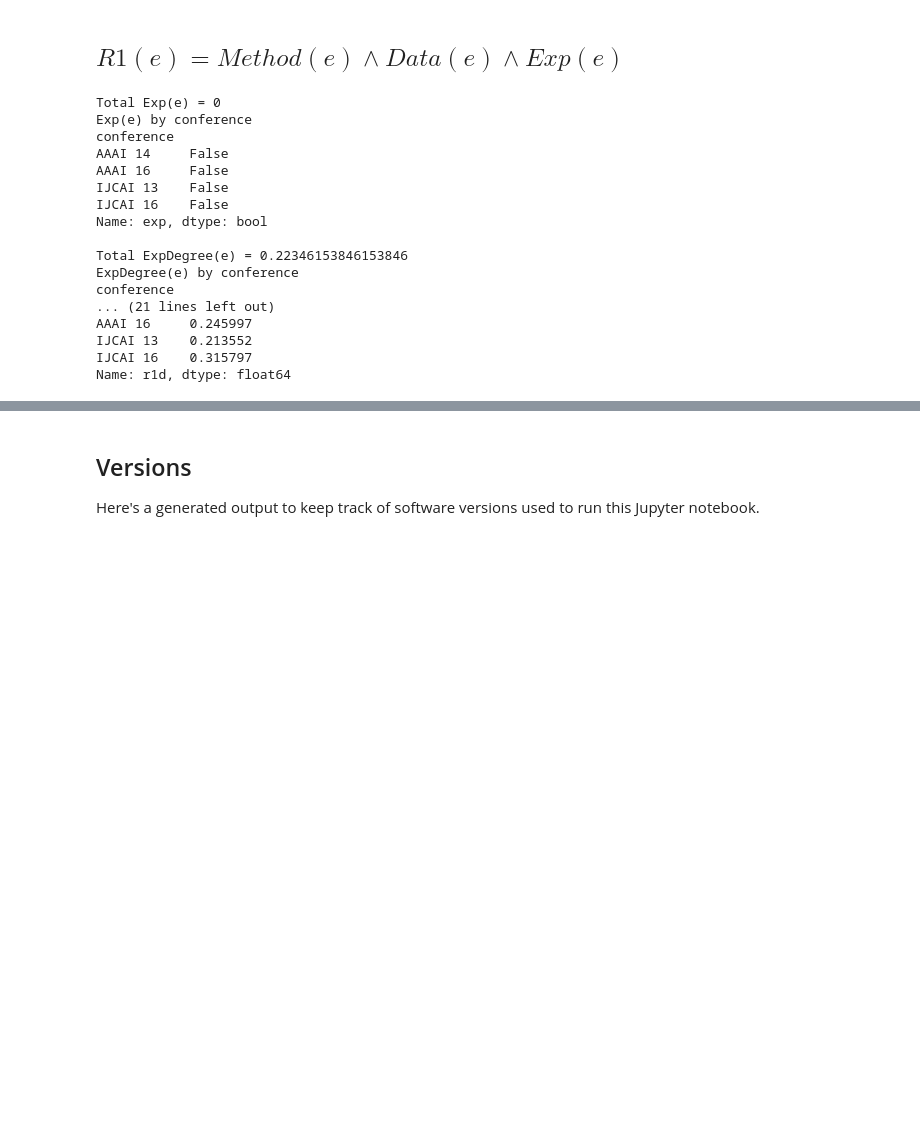
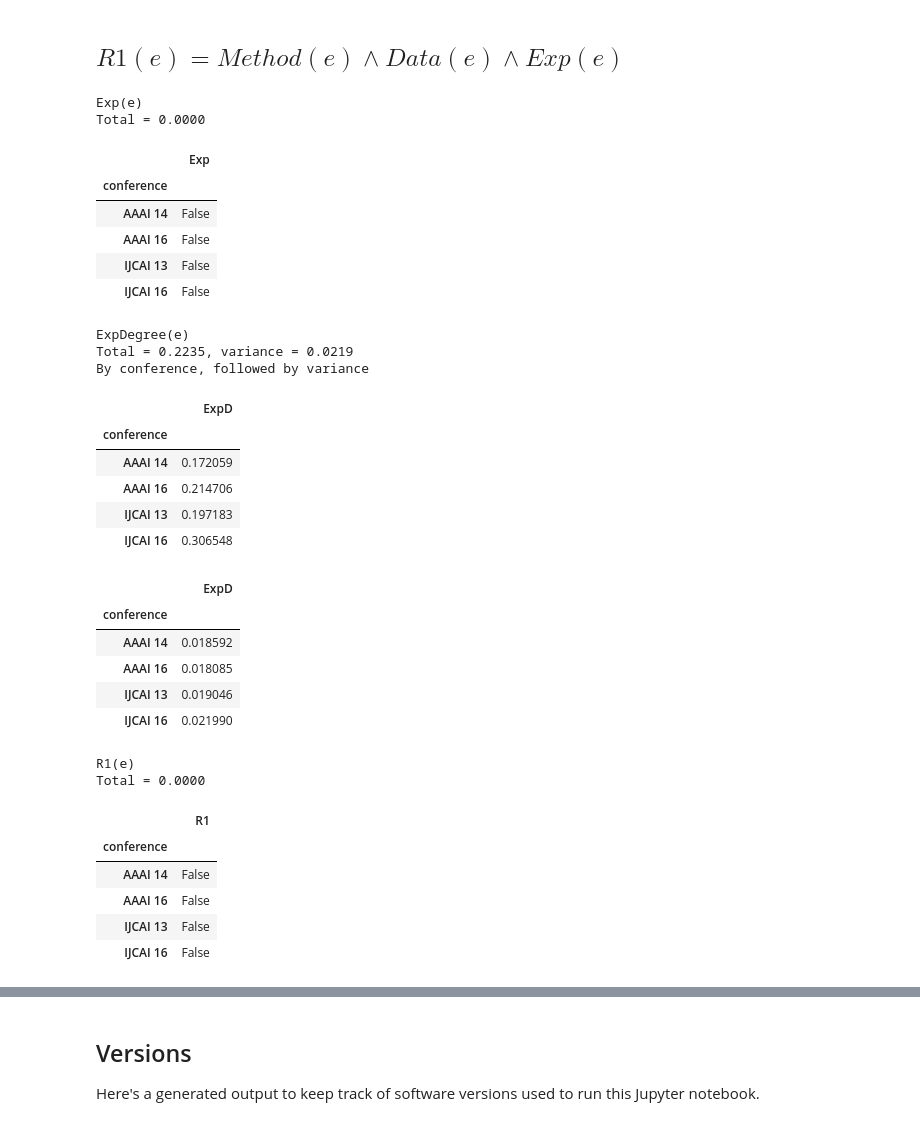
Before and after one commit to aaai2018-paperid-62/aaai2018-paperid-62, a Jupyter notebook: evaluation_analysis.ipynb, the cells around one changed output, grey strips where cells are left out. Cells and saved outputs as stored; diff of their text form; code cells hidden in the pictures; blank space fills up the shorter version.

```diff
--- a/evaluation_analysis.ipynb
+++ b/evaluation_analysis.ipynb
@@ -165,44 +198,58 @@ Name: r2d, dtype: float64
 # %%
 experiment = ['hypothesis', 'prediction',
         'open_source_code', 'open_experiment_code',
         'hardware_specification', 'software_dependencies',
         'experiment_setup', 'evaluation_criteria']
 r1_columns = r2_columns + experiment
 
-print('Total Exp(e) = {}'.format(experimental_data[experiment].all(axis=1).sum()))
-experimental_data.loc[:, 'exp'] = experimental_data[experiment].all(axis=1)
-print('Exp(e) by conference\n{}\n'.format(
-    experimental_data[['exp', 'conference']].groupby('conference').sum()['exp']))
+experimental_data.loc[:, 'Exp'] = experimental_data[experiment].all(axis=1)
+print('Exp(e)\nTotal = {:.4f}'.format(experimental_data['Exp'].sum()))
+display(experimental_data[['Exp', 'conference']].groupby('conference').sum())
 
-print('Total ExpDegree(e) = {}'.format(experimental_data[experiment].mean(axis=1).mean()))
-experimental_data.loc[:, 'expD'] = experimental_data[experiment].mean(axis=1)
-print('ExpDegree(e) by conference\n{}\n'.format(
-    experimental_data[['expD', 'conference']].groupby('conference').mean()['expD']))
+experimental_data.loc[:, 'ExpD'] = experimental_data[experiment].mean(axis=1)
+print('\n\nExpDegree(e)\nTotal = {:.4f}, variance = {:.4f}\nBy conference, followed by variance'
+      .format(experimental_data['ExpD'].mean(), experimental_data['ExpD'].var()))
+display(experimental_data[['ExpD', 'conference']].groupby('conference').mean())
+display(experimental_data[['ExpD', 'conference']].groupby('conference').var())
 
-print('Total R1(e) = {}'.format(experimental_data[r1_columns].all(axis=1).sum()))
-experimental_data.loc[:, 'r1'] = experimental_data[r1_columns].all(axis=1)
-print('\nR1(e) by conference\n{}\n'.format(
-    experimental_data[['r1', 'conference']].groupby('conference').sum()['r1']))
+experimental_data.loc[:, 'R1'] = experimental_data[r1_columns].all(axis=1)
+print('\n\nR1(e)\nTotal = {:.4f}'.format(experimental_data['R1'].sum()))
+display(experimental_data[['R1', 'conference']].groupby('conference').sum())
 
-print('Total R1D(e) = {}'.format(experimental_data[r1_columns].mean(axis=1).mean()))
-experimental_data.loc[:, 'r1d'] = experimental_data[r1_columns].mean(axis=1)
-print('\nR1d(e) by conference\n{}\n'.format(
-    experimental_data[['r1d', 'conference']].groupby('conference').mean()['r1d']))
+experimental_data.loc[:, 'R1D'] = experimental_data[r1_columns].mean(axis=1)
+print('\n\nR1D(e)\nTotal = {:.4f}, variance = {:.4f}\nBy conference, followed by variance'
+      .format(experimental_data['R1D'].mean(), experimental_data['R1D'].var()))
+display(experimental_data[['R1D', 'conference']].groupby('conference').mean())
+display(experimental_data[['R1D', 'conference']].groupby('conference').var())
 # %% [output]
-Total Exp(e) = 0
-Exp(e) by conference
-conference
-AAAI 14     False
-AAAI 16     False
-IJCAI 13    False
-IJCAI 16    False
-Name: exp, dtype: bool
-
-Total ExpDegree(e) = 0.22346153846153846
-ExpDegree(e) by conference
-conference
-... (21 lines left out)
-AAAI 16     0.245997
-IJCAI 13    0.213552
-IJCAI 16    0.315797
-Name: r1d, dtype: float64
+Exp(e)
+Total = 0.0000
+|  | Exp |
+| conference |  |
+| AAAI 14 | False |
+| AAAI 16 | False |
+| IJCAI 13 | False |
+| IJCAI 16 | False |
+ExpDegree(e)
+Total = 0.2235, variance = 0.0219
+By conference, followed by variance
+|  | ExpD |
+| conference |  |
+| AAAI 14 | 0.172059 |
+| AAAI 16 | 0.214706 |
+| IJCAI 13 | 0.197183 |
+| IJCAI 16 | 0.306548 |
+|  | ExpD |
+| conference |  |
+| AAAI 14 | 0.018592 |
+| AAAI 16 | 0.018085 |
+| IJCAI 13 | 0.019046 |
+| IJCAI 16 | 0.021990 |
+R1(e)
+Total = 0.0000
+|  | R1 |
+| conference |  |
+| AAAI 14 | False |
+| AAAI 16 | False |
+| IJCAI 13 | False |
+| IJCAI 16 | False |
```
Also changed, not shown: parts of 3 cells of this notebook.
